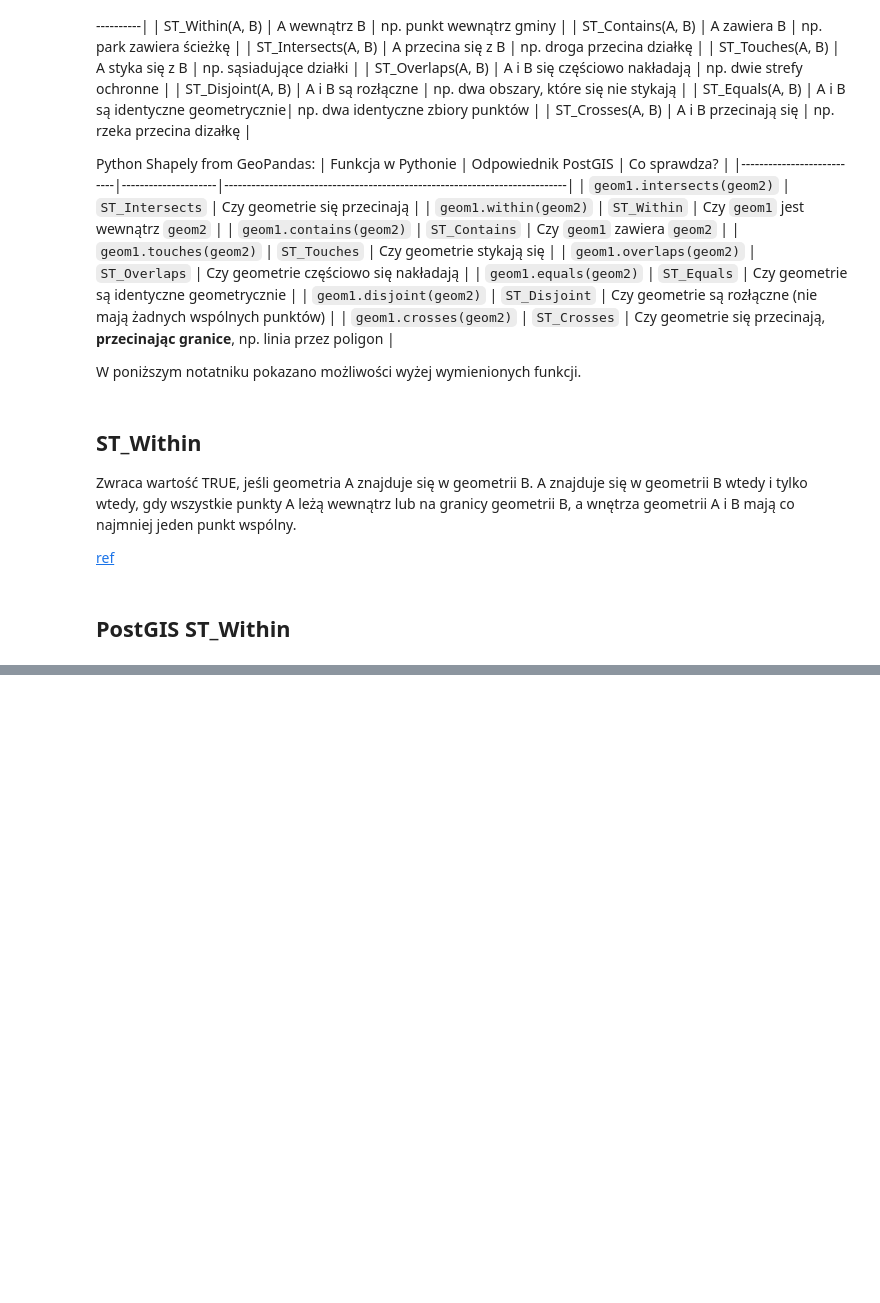
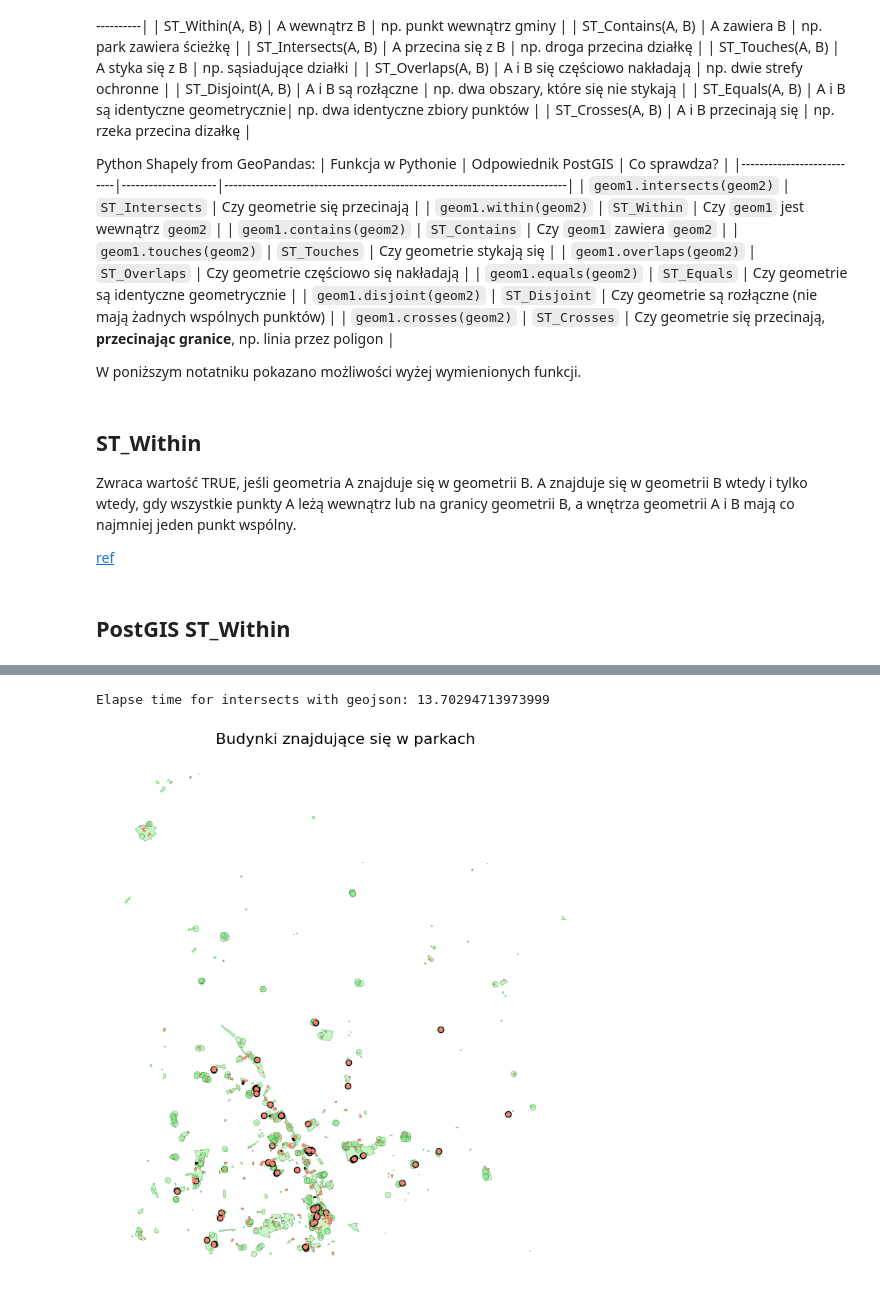
Before and after one commit to FilipBudzynski/spdb, a Jupyter notebook: python/topological_relations.ipynb, the cells around one changed output, grey strips where cells are left out. Drawn from its saved outputs; the diff is of its cells as text; code cells hidden in the pictures; blank space fills up the shorter version.

```diff
--- a/python/topological_relations.ipynb
+++ b/python/topological_relations.ipynb
@@ -89,0 +190,18 @@ See: https://matplotlib.org/stable/tutorials/intermediate/legend_guide.html#impl
+# %%
+start_time = time.time()
+intersects_mask = buildings.intersects(parks.unary_union)
+buildings_intersects_parks = buildings[intersects_mask]
+end_time = time.time()
+elapse_tiem = end_time - start_time
+print(f"Elapse time for intersects with geopandas: {elapse_tiem}")
+
+
+fig, ax = plt.subplots(figsize=(12, 10))
+parks.plot(ax=ax, color='lightgreen', edgecolor='darkgreen', linewidth=0.5, alpha=0.5, label="Parki")
+buildings_intersects_parks.plot(ax=ax, color='salmon', edgecolor='black', label="Budynki w parkach")
+ax.set_title("Budynki znajdujące się w parkach", fontsize=16)
+plt.axis('off')
+plt.show()
+# %% [output]
+Elapse time for intersects with geojson: 13.70294713973999
+[figure, added]
```
Also changed, not shown: parts of 22 cells of this notebook, 2 other files.
